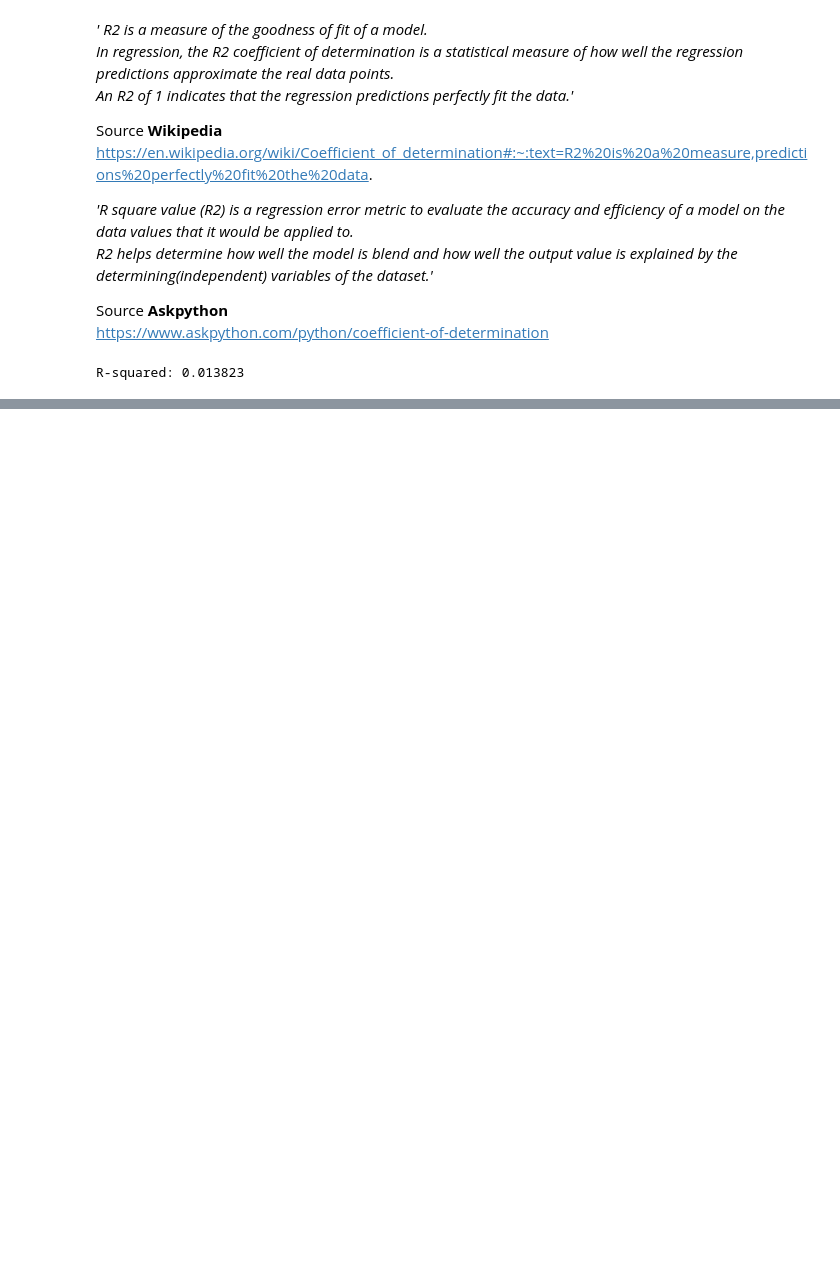
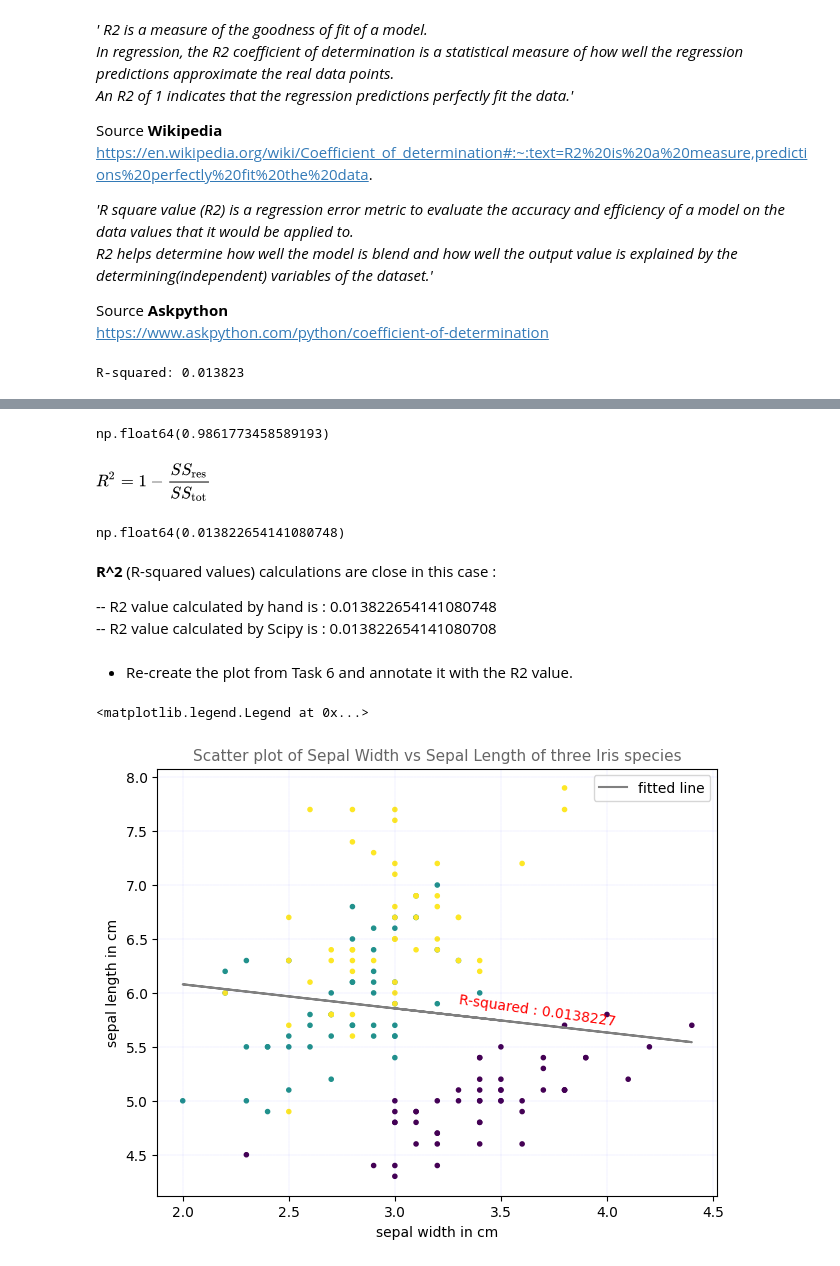
Before and after one commit to Maroua-El-Imame/principles_of_data_analytics, a Jupyter notebook: tasks.ipynb, the cells around one changed output, grey strips where cells are left out. Cells and saved outputs as stored; diff of their text form; code cells hidden in the pictures; blank space fills up the shorter version.

Commit message:
Task 10 initiated, some definitions addeed, comments reviewed

```diff
--- a/tasks.ipynb
+++ b/tasks.ipynb
@@ -510,0 +558,7 @@ R-squared: 0.013823
+# %%
+# x is equivalent to 'Speal Width' and y is equivalent to 'Sepal Length', I previously assigned these values in Task 5.
+# fit a line (same as in Task 6)
+# coeffs here replaces the m, c (slope and c is the y-intercept) shown in Task 6. Instead of two values, now the command returns an array.
+coeffs = m, c = np.polyfit(sepal_width, sepal_length, deg=1)
+# show
+coeffs
@@ -510,0 +567,9 @@ R-squared: 0.013823
+# %%
+# evaluate the polynomial.
+x = sepal_width
+y = sepal_length
+f = np.polyval(coeffs, x)
+#f is corresponding to the new y values that were calculated based on x values in ( f = np.polyval(coeffs, x))
+
+# show.
+f
@@ -510,0 +638,60 @@ R-squared: 0.013823
+# %%
+# ratio.
+ss_res / ss_tot
+# %% [output]
+np.float64(0.9861773458589193)
+# %% [markdown]
+![image.png](attachment:image.png)
+# %%
+# R^2 calculation
+R2 = 1.0 - (ss_res / ss_tot)
+# show R^2
+R2
+# %% [output]
+np.float64(0.013822654141080748)
+# %% [markdown]
+**R^2** (R-squared values) calculations are close in this case :
+
+-- R2 value calculated by hand is  : 0.013822654141080748
+-- R2 value calculated by Scipy is : 0.013822654141080708
+# %% [markdown]
+*   Re-create the plot from Task 6 and annotate it with the R2 value.
+# %%
+# scatter plot of both Sepal length and Sepal width from the Iris dataset.
+# create figure and axis
+fig, ax = plt.subplots()
+plt.grid(color = 'blue', linestyle = '--', linewidth = 0.05)
+
+# customize using color palette.
+# reference 9.2: https://matplotlib.org/stable/users/explain/colors/colors.html
+
+# set a title and labels
+plt.title('Scatter plot of Sepal Width vs Sepal Length of three Iris species', c='black', fontsize=11, alpha=0.6)
+ax.set_xlabel('sepal width in cm')
+ax.set_ylabel('sepal length in cm')
+
+# subplots_adjust for subplot layout parameters
+# reference 9.3 : https://matplotlib.org/stable/api/_as_gen/matplotlib.pyplot.subplots_adjust.html
+plt.subplots_adjust(right = 1.0, top=1)
+
+# assign a variable called scatter
+scatter = ax.scatter(sepal_width, sepal_length,c=classes, marker='.')
+
+# Plot the data along with the fitted line previously calculated using scipy:
+# reference 9.4 : https://docs.scipy.org/doc/scipy/reference/generated/scipy.stats.linregress.html#:~:text=Plot%20the%20data,%3E%3E%3E
+plt.plot(x, res.intercept + res.slope*x, 'gray', label='fitted line')
+
+# Annotate plot to add R2
+
+# annotation of R2 where :
+# R-squared is calculated using the res.rvalue previously calculated using scipy.
+# rotation is set to -8 to be visually alligned with the fitted line.
+# reference 9.5 : https://matplotlib.org/stable/gallery/text_labels_and_annotations/demo_text_rotation_mode.html
+# 3.3 ; 5.7 - xytext(float, float), defines the position (x, y) to place the text at. The coordinate system is determined by textcoords.
+# reference 9.6 : https://stackoverflow.com/questions/8482588/putting-text-in-top-left-corner-of-matplotlib-plot#:~:text=fig%2C%20axe%20%3D%20plt.subplots(figsize%3D(6%2C%206))%0Aaxe.text(0.1%2C%200.9%2C%20%27text%27%2C%20size%3D15%2C%20color%3D%27purple%27)
+plt.text(3.3, 5.7, f"R-squared : {res.rvalue**2:.6}", rotation=-8, c='red')
+# add a legend in order to distinguish the 3 different species, and, making sure the legend's location is put in an empty part of the plot.
+ax.legend()
+# %% [output]
+<matplotlib.legend.Legend at 0x...>
+[figure, added]
```
Also changed, not shown: parts of 24 cells of this notebook.
